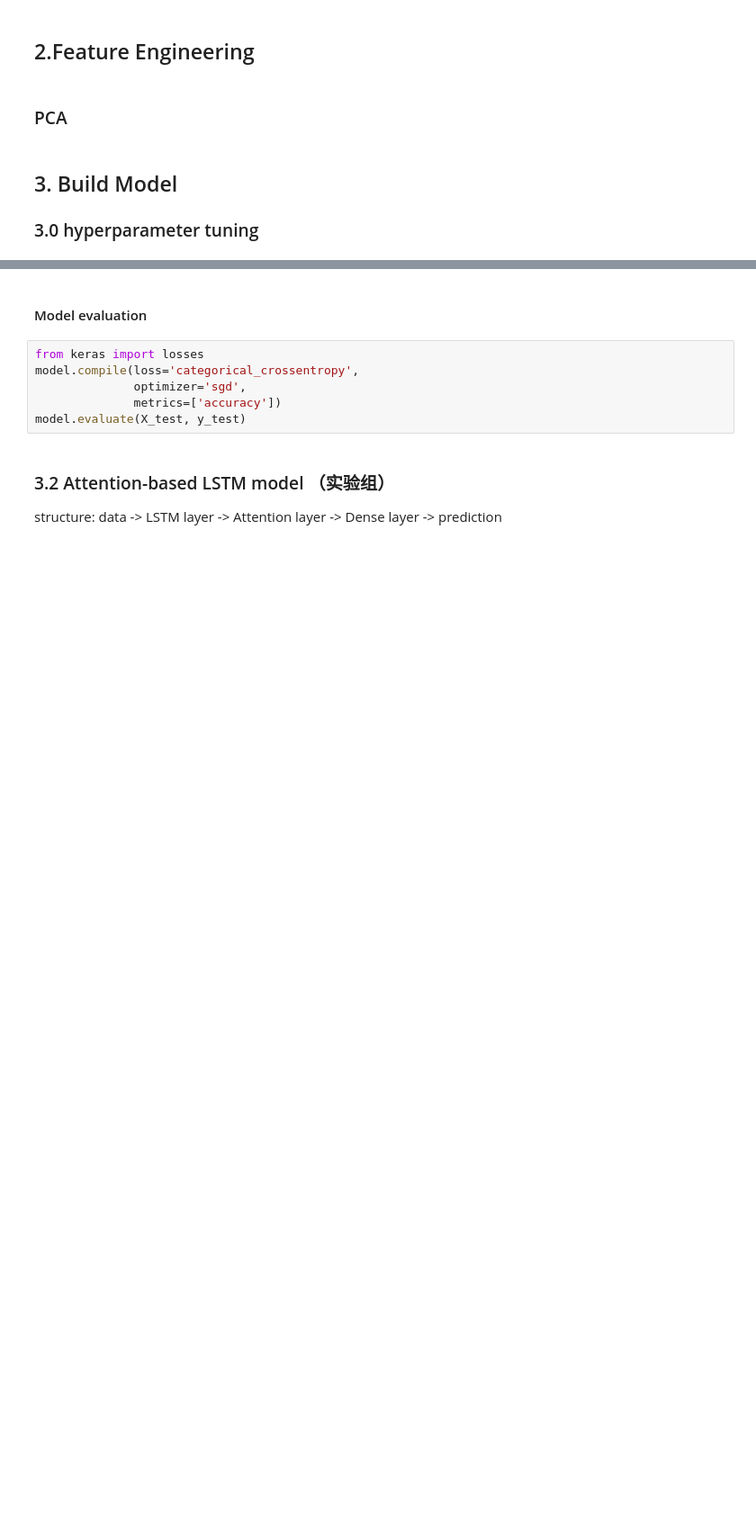
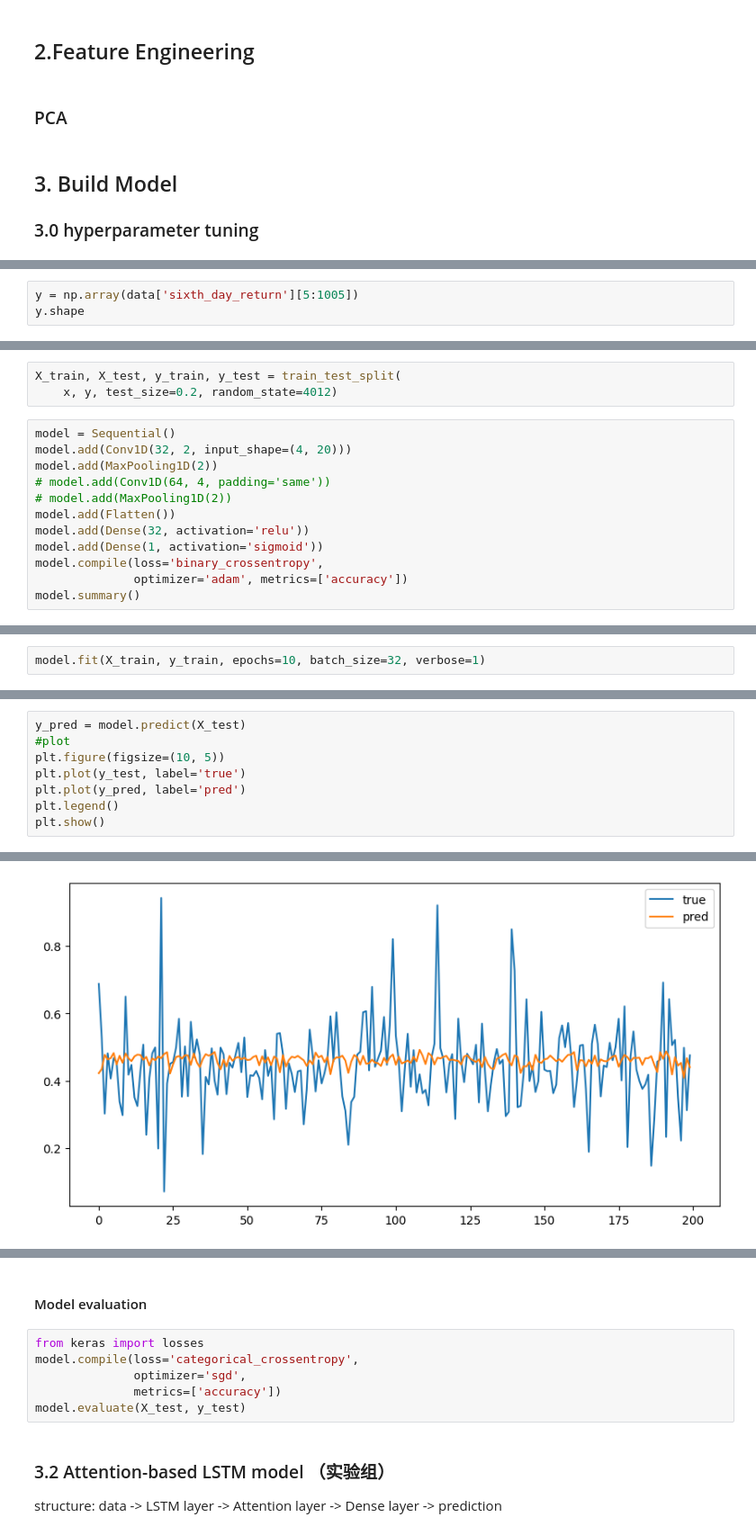
Before and after one commit to Gavin-OP/stat4012-group-project, a Jupyter notebook: code/STAT4012_group_project_code.ipynb, the cells around one changed output, grey strips where cells are left out. Shown: that part at 90% size. Drawn from its saved outputs; the diff is of its cells as text; blank space fills up the shorter version.

```diff
--- a/code/STAT4012_group_project_code.ipynb
+++ b/code/STAT4012_group_project_code.ipynb
@@ -156,0 +214,3 @@ date
+# %%
+y = np.array(data['sixth_day_return'][5:1005])
+y.shape
@@ -156,0 +219,15 @@ date
+# %%
+X_train, X_test, y_train, y_test = train_test_split(
+    x, y, test_size=0.2, random_state=4012)
+# %%
+model = Sequential()
+model.add(Conv1D(32, 2, input_shape=(4, 20)))
+model.add(MaxPooling1D(2))
+# model.add(Conv1D(64, 4, padding='same'))
+# model.add(MaxPooling1D(2))
+model.add(Flatten())
+model.add(Dense(32, activation='relu'))
+model.add(Dense(1, activation='sigmoid'))
+model.compile(loss='binary_crossentropy',
+              optimizer='adam', metrics=['accuracy'])
+model.summary()
@@ -156,0 +255,2 @@ date
+# %%
+model.fit(X_train, y_train, epochs=10, batch_size=32, verbose=1)
@@ -156,0 +279,9 @@ date
+# %%
+y_pred = model.predict(X_test)
+#plot
+plt.figure(figsize=(10, 5))
+plt.plot(y_test, label='true')
+plt.plot(y_pred, label='pred')
+plt.legend()
+plt.show()
+# %% [output]
@@ -156,0 +289 @@ date
+[figure, added]
```
Also changed, not shown: parts of 35 cells of this notebook, 1 other file.
